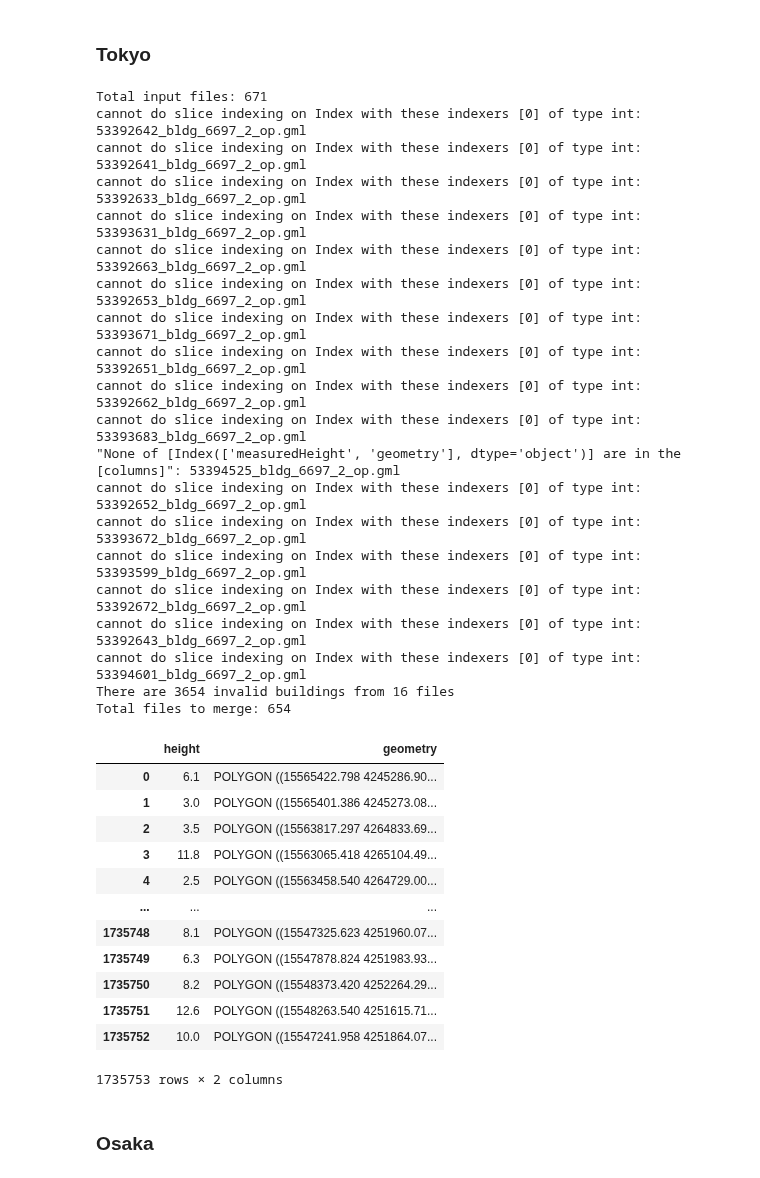
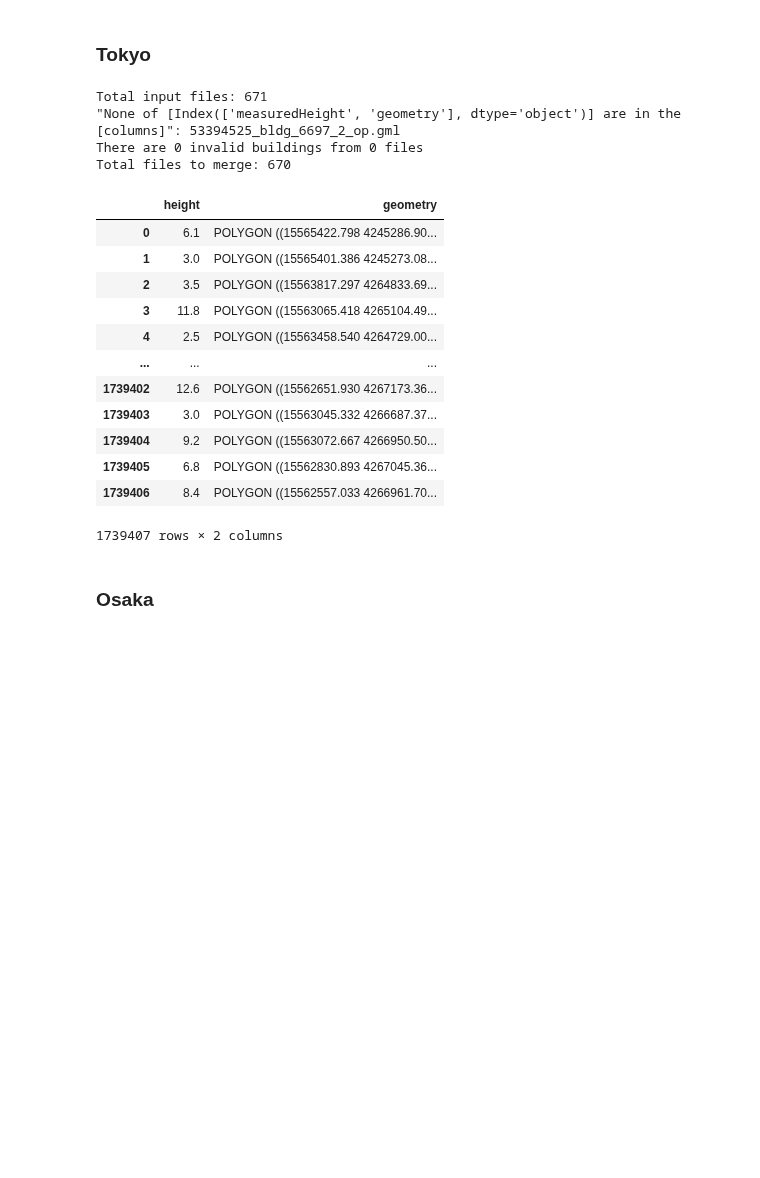
Before and after one commit to LQCHAN022/UMP-estimation, a Jupyter notebook: data_pipeline.ipynb, the cells around one changed output. Drawn from its saved outputs; the diff is of its cells as text; code cells hidden in the pictures; blank space fills up the shorter version.

Commit message:
Fix fiona not reading some gml files properly bug
When there are any errors reading the gml files, extract the data manually

```diff
--- a/data_pipeline.ipynb
+++ b/data_pipeline.ipynb
@@ -142,43 +194,27 @@ def batch_gml_to_feather(in_dir, out_path, n_processes= 12, log_name= None, mode
 ### Tokyo
 # %%
 in_dir = "data/13100_tokyo23-ku_2020_citygml_3_2_op/udx/bldg"
-out_path = "data/full_Tokyo_plateau/tokyo_full.feather"
+out_path = "data/full_Tokyo_plateau/tokyo_fixed.feather"
 
 batch_gml_to_feather(in_dir, out_path, mode= "o", log_name= "tokyo")
 # %% [output]
 Total input files: 671
-cannot do slice indexing on Index with these indexers [0] of type int: 53392642_bldg_6697_2_op.gml
-cannot do slice indexing on Index with these indexers [0] of type int: 53392641_bldg_6697_2_op.gml
-cannot do slice indexing on Index with these indexers [0] of type int: 53392633_bldg_6697_2_op.gml
-cannot do slice indexing on Index with these indexers [0] of type int: 53393631_bldg_6697_2_op.gml
-cannot do slice indexing on Index with these indexers [0] of type int: 53392663_bldg_6697_2_op.gml
-cannot do slice indexing on Index with these indexers [0] of type int: 53392653_bldg_6697_2_op.gml
-cannot do slice indexing on Index with these indexers [0] of type int: 53393671_bldg_6697_2_op.gml
-cannot do slice indexing on Index with these indexers [0] of type int: 53392651_bldg_6697_2_op.gml
-cannot do slice indexing on Index with these indexers [0] of type int: 53392662_bldg_6697_2_op.gml
-cannot do slice indexing on Index with these indexers [0] of type int: 53393683_bldg_6697_2_op.gml
 "None of [Index(['measuredHeight', 'geometry'], dtype='object')] are in the [columns]": 53394525_bldg_6697_2_op.gml
-cannot do slice indexing on Index with these indexers [0] of type int: 53392652_bldg_6697_2_op.gml
-cannot do slice indexing on Index with these indexers [0] of type int: 53393672_bldg_6697_2_op.gml
-cannot do slice indexing on Index with these indexers [0] of type int: 53393599_bldg_6697_2_op.gml
-cannot do slice indexing on Index with these indexers [0] of type int: 53392672_bldg_6697_2_op.gml
-cannot do slice indexing on Index with these indexers [0] of type int: 53392643_bldg_6697_2_op.gml
-cannot do slice indexing on Index with these indexers [0] of type int: 53394601_bldg_6697_2_op.gml
-There are 3654 invalid buildings from 16 files
-Total files to merge: 654
+There are 0 invalid buildings from 0 files
+Total files to merge: 670
 |  | height | geometry |
 | 0 | 6.1 | POLYGON ((15565422.798 4245286.90... |
 | 1 | 3.0 | POLYGON ((15565401.386 4245273.08... |
 | 2 | 3.5 | POLYGON ((15563817.297 4264833.69... |
 | 3 | 11.8 | POLYGON ((15563065.418 4265104.49... |
 | 4 | 2.5 | POLYGON ((15563458.540 4264729.00... |
 | ... | ... | ... |
-| 1735748 | 8.1 | POLYGON ((15547325.623 4251960.07... |
-| 1735749 | 6.3 | POLYGON ((15547878.824 4251983.93... |
-| 1735750 | 8.2 | POLYGON ((15548373.420 4252264.29... |
-| 1735751 | 12.6 | POLYGON ((15548263.540 4251615.71... |
-| 1735752 | 10.0 | POLYGON ((15547241.958 4251864.07... |
+| 1739402 | 12.6 | POLYGON ((15562651.930 4267173.36... |
+| 1739403 | 3.0 | POLYGON ((15563045.332 4266687.37... |
+| 1739404 | 9.2 | POLYGON ((15563072.667 4266950.50... |
+| 1739405 | 6.8 | POLYGON ((15562830.893 4267045.36... |
+| 1739406 | 8.4 | POLYGON ((15562557.033 4266961.70... |
-1735753 rows × 2 columns
+1739407 rows × 2 columns
 # %% [markdown]
 ### Osaka
 # %%
```
Also changed, not shown: parts of 13 cells of this notebook.
